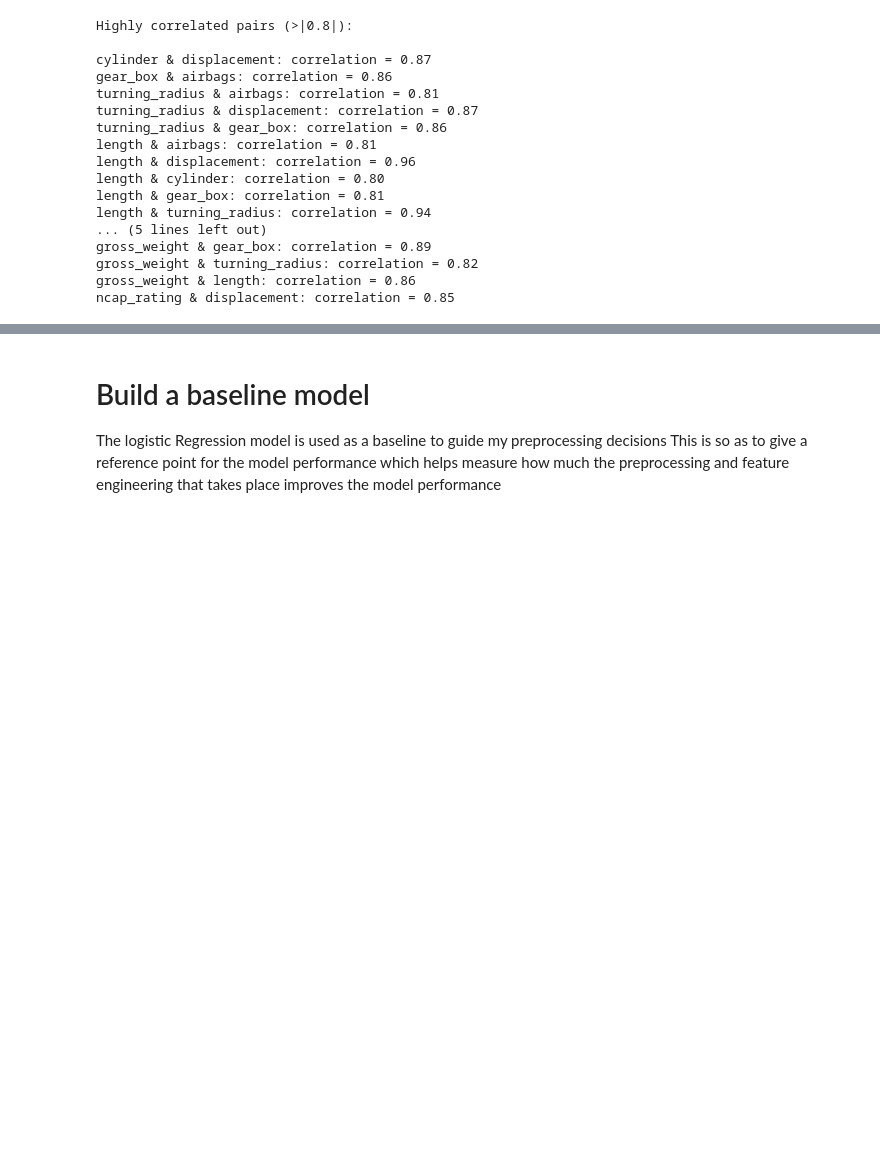
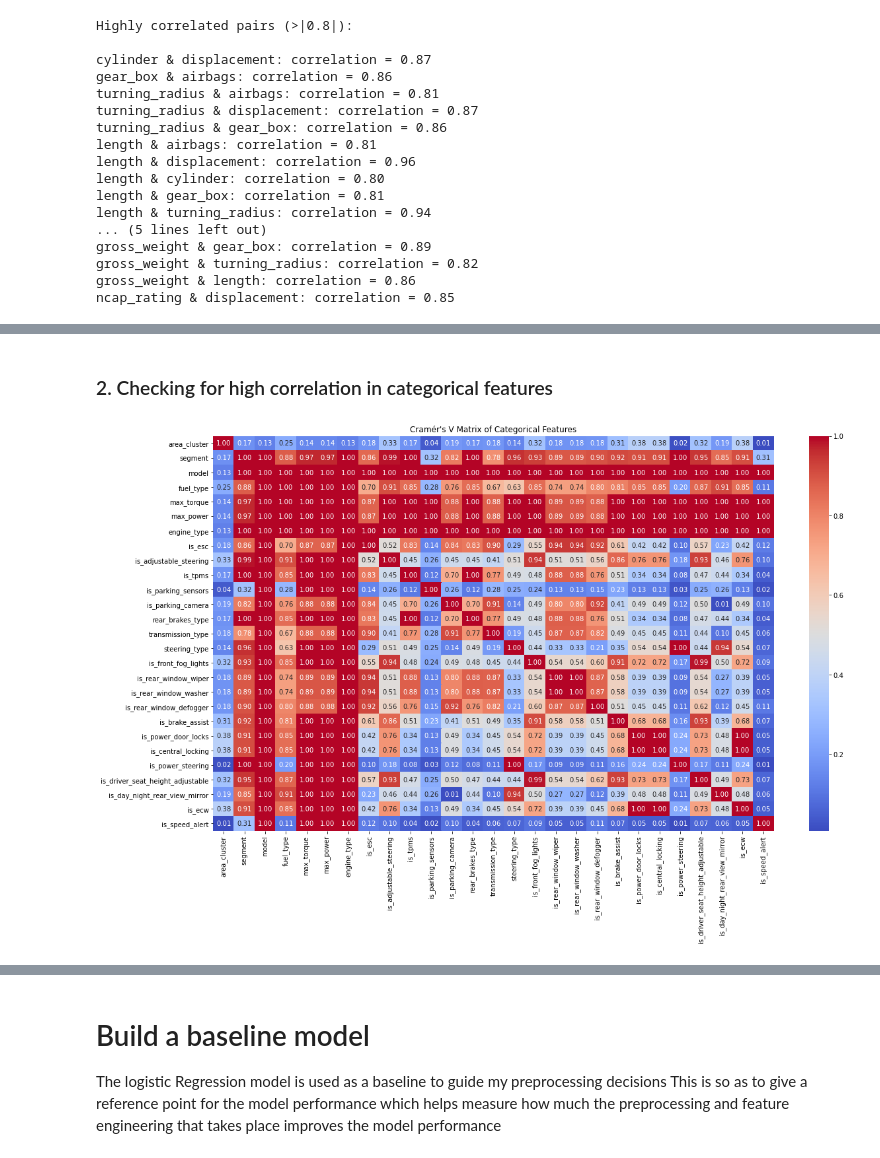
Before and after one commit to Calistus-design/Car_Insurance_Claim_Prediction, a Jupyter notebook: Index.ipynb, the cells around one changed output, grey strips where cells are left out. Saved outputs shown, nothing was run; the diff lists cells and outputs as text; code cells hidden in the pictures; blank space fills up the shorter version.

Commit message:
Preprocessing the data

```diff
--- a/Index.ipynb
+++ b/Index.ipynb
@@ -319,0 +376,38 @@ It is best to dropping one of each highly correlated pair is recommended to simp
+# %% [markdown]
+### 2. Checking for high correlation in categorical features
+# %%
+# check using the Cramer's V
+
+
+def cramers_v(x, y):
+    confusion_matrix = pd.crosstab(x, y)
+    chi2 = chi2_contingency(confusion_matrix)[0]
+    n = confusion_matrix.sum().sum()
+    phi2 = chi2 / n
+    r, k = confusion_matrix.shape
+    phi2corr = max(0, phi2 - ((k-1)*(r-1))/(n-1))
+    rcorr = r - ((r-1)**2)/(n-1)
+    kcorr = k - ((k-1)**2)/(n-1)
+    denom = min((kcorr-1), (rcorr-1))
+    if denom <= 0:
+        return np.nan
+    return np.sqrt(phi2corr / denom)
+
+cat_cols = X_train.select_dtypes(include='object').columns
+cramers_results = pd.DataFrame(index=cat_cols, columns=cat_cols)
+
+for col1 in cat_cols:
+    for col2 in cat_cols:
+        if col1 != col2:
+            cramers_results.loc[col1, col2] = cramers_v(X_train[col1], X_train[col2])
+        else:
+            cramers_results.loc[col1, col2] = 1.00
+
+# Display the heatmap of Cramér's V matrix
+cramers_results_float = cramers_results.astype(float)
+plt.figure(figsize=(19, 11))
+sns.heatmap(cramers_results_float, annot=True, cmap='coolwarm', fmt=".2f")
+plt.title("Cramér's V Matrix of Categorical Features")
+plt.show()
+# %% [output]
+[figure, added]
```
Also changed, not shown: parts of 55 cells of this notebook.
